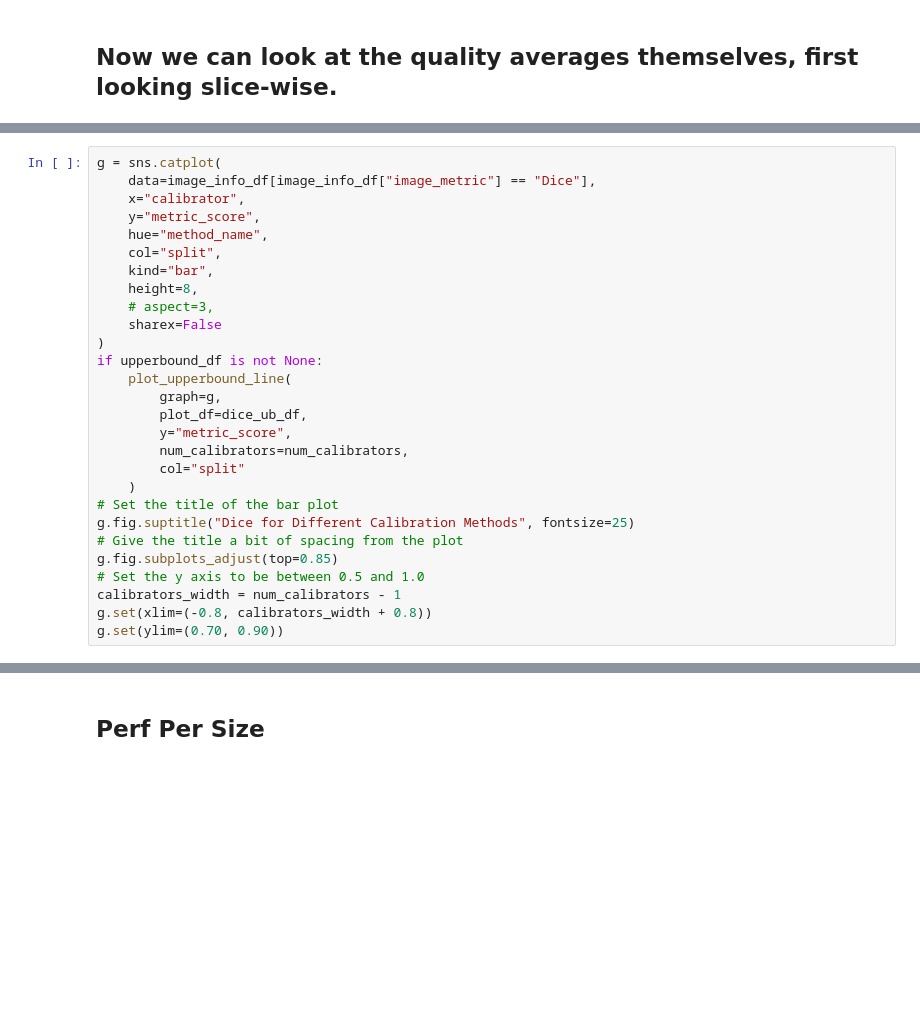
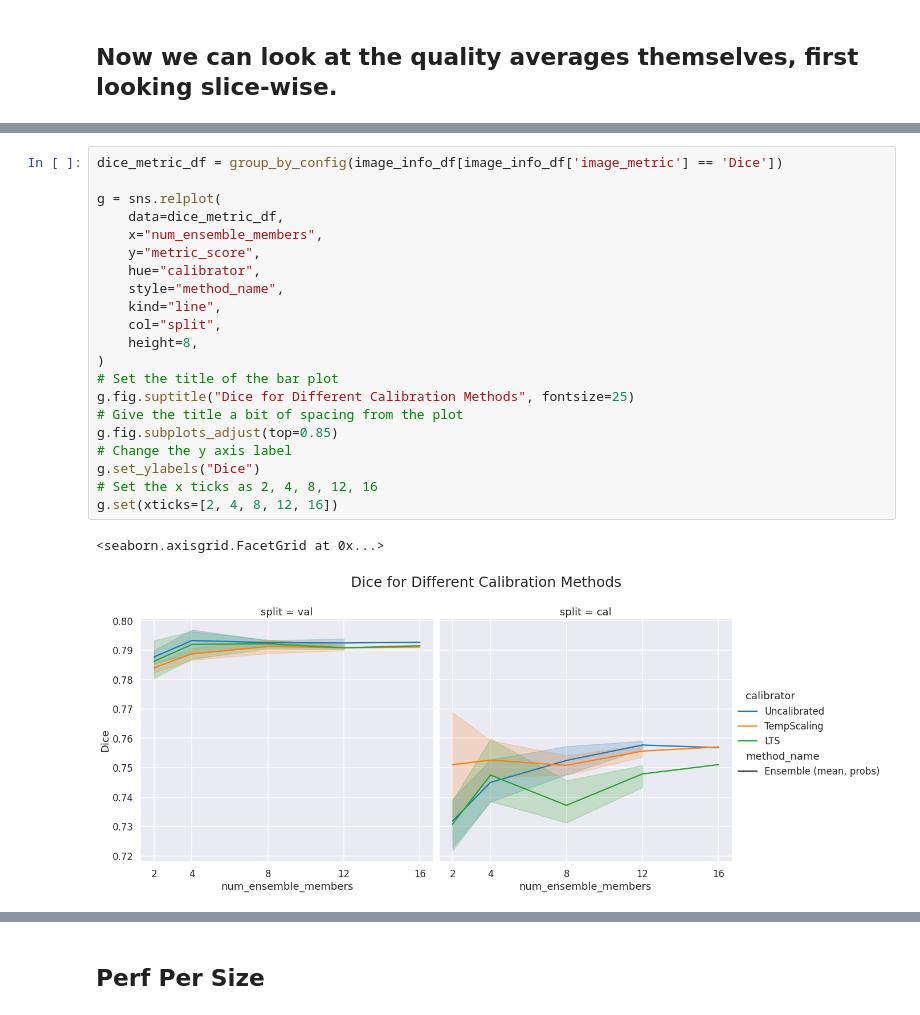
Before and after one commit to VictorButoi/ESE, a Jupyter notebook: notebooks/analyze_inf.ipynb, the cells around one changed output, grey strips where cells are left out. Saved outputs shown, nothing was run; the diff lists cells and outputs as text; blank space fills up the shorter version.

```diff
--- a/notebooks/analyze_inf.ipynb
+++ b/notebooks/analyze_inf.ipynb
@@ -306,28 +372,24 @@ g.set(ylim=(0.0, 0.045))
 # %%
-g = sns.catplot(
-    data=image_info_df[image_info_df["image_metric"] == "Dice"],
-    x="calibrator",
+dice_metric_df = group_by_config(image_info_df[image_info_df['image_metric'] == 'Dice'])
+
+g = sns.relplot(
+    data=dice_metric_df,
+    x="num_ensemble_members",
     y="metric_score",
-    hue="method_name",
+    hue="calibrator",
+    style="method_name",
+    kind="line",
     col="split",
-    kind="bar",
     height=8,
-    # aspect=3,
-    sharex=False
 )
-if upperbound_df is not None:
-    plot_upperbound_line(
-        graph=g,
-        plot_df=dice_ub_df,
-        y="metric_score",
-        num_calibrators=num_calibrators,
-        col="split"
-    )
 # Set the title of the bar plot
 g.fig.suptitle("Dice for Different Calibration Methods", fontsize=25)
 # Give the title a bit of spacing from the plot
 g.fig.subplots_adjust(top=0.85)
-# Set the y axis to be between 0.5 and 1.0
-calibrators_width = num_calibrators - 1
-g.set(xlim=(-0.8, calibrators_width + 0.8))
-g.set(ylim=(0.70, 0.90))
+# Change the y axis label
+g.set_ylabels("Dice")
+# Set the x ticks as 2, 4, 8, 12, 16
+g.set(xticks=[2, 4, 8, 12, 16])
+# %% [output]
+<seaborn.axisgrid.FacetGrid at 0x...>
+[figure, added]
```
Also changed, not shown: parts of 22 cells of this notebook, 5 other files.
